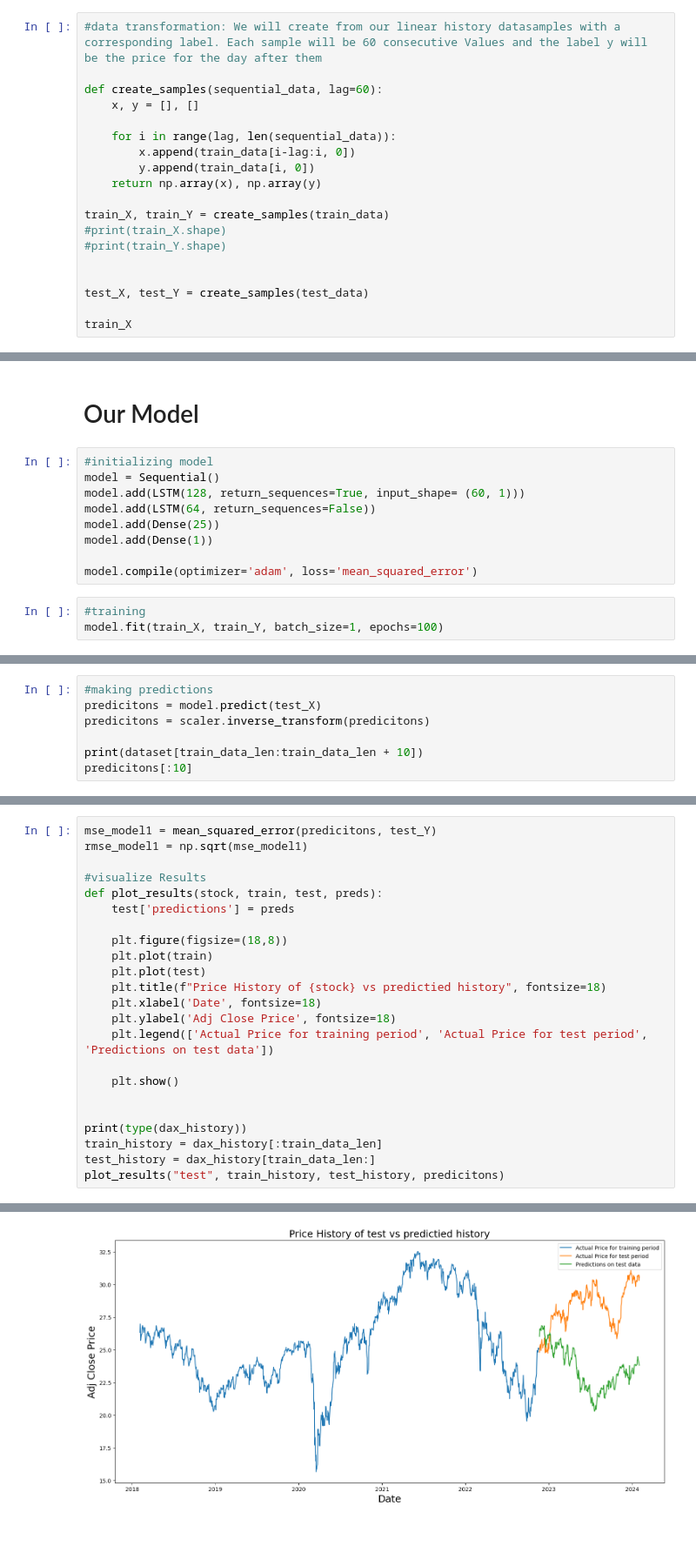
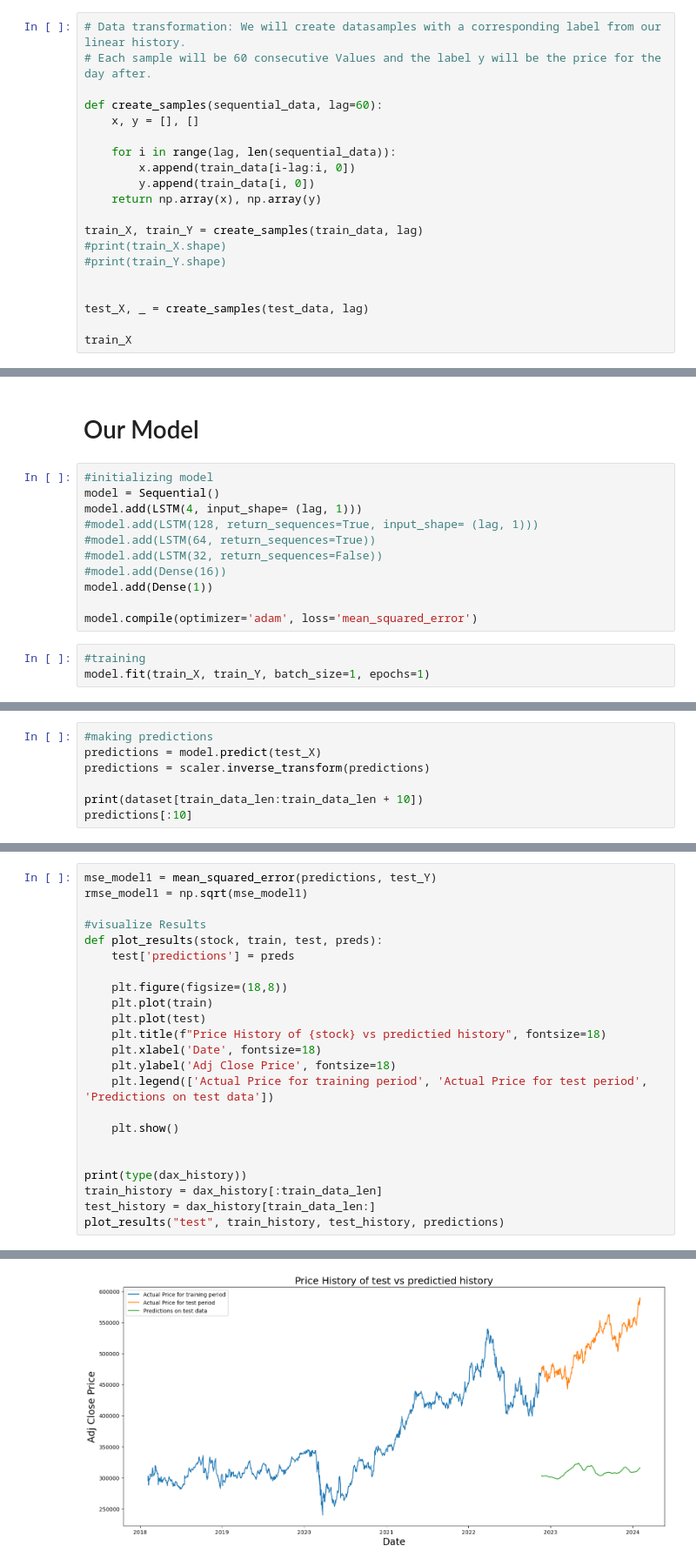
Before and after one commit to hpfref/Financial-Forecasting, a Jupyter notebook: notebook.ipynb, the cells around one changed output, grey strips where cells are left out. Shown at 87% size. Cells and saved outputs as stored; diff of their text form; blank space fills up the shorter version.

```diff
--- a/notebook.ipynb
+++ b/notebook.ipynb
@@ -197,5 +206,6 @@ print(len(dataset), " =  ", len(train_data), " + ", len(test_data), " + 60")
 # %%
-#data transformation: We will create from our linear history datasamples with a corresponding label. Each sample will be 60 consecutive Values and the label y will be the price for the day after them
+# Data transformation: We will create datasamples with a corresponding label from our linear history.
+# Each sample will be 60 consecutive Values and the label y will be the price for the day after.
 
 def create_samples(sequential_data, lag=60):
     x, y = [], []
@@ -205,12 +215,12 @@ def create_samples(sequential_data, lag=60):
         y.append(train_data[i, 0])
     return np.array(x), np.array(y)
 
-train_X, train_Y = create_samples(train_data)
+train_X, train_Y = create_samples(train_data, lag)
 #print(train_X.shape)
 #print(train_Y.shape)
 
 
-test_X, test_Y = create_samples(test_data)
+test_X, _ = create_samples(test_data, lag)
 
 train_X
 # %% [output]
@@ -232,13 +242,15 @@ array([[0.63212319, 0.67044238, 0.65128284, ..., 0.63262752, 0.61951813,
 # %%
 #initializing model
 model = Sequential()
-model.add(LSTM(128, return_sequences=True, input_shape= (60, 1)))
-model.add(LSTM(64, return_sequences=False))
-model.add(Dense(25))
+model.add(LSTM(4, input_shape= (lag, 1)))
+#model.add(LSTM(128, return_sequences=True, input_shape= (lag, 1)))
+#model.add(LSTM(64, return_sequences=True))
+#model.add(LSTM(32, return_sequences=False))
+#model.add(Dense(16))
 model.add(Dense(1))
 
 model.compile(optimizer='adam', loss='mean_squared_error')
 # %%
 #training
-model.fit(train_X, train_Y, batch_size=1, epochs=100)
+model.fit(train_X, train_Y, batch_size=1, epochs=1)
 # %% [output]
@@ -262,9 +258,9 @@ Epoch 100/100
 <keras.src.callbacks.History at 0x...>
 # %%
 #making predictions
-predicitons = model.predict(test_X)
-predicitons = scaler.inverse_transform(predicitons)
+predictions = model.predict(test_X)
+predictions = scaler.inverse_transform(predictions)
 
 print(dataset[train_data_len:train_data_len + 10])
-predicitons[:10]
+predictions[:10]
 # %% [output]
@@ -292,31 +288,31 @@ array([[26.025536],
 # %%
-mse_model1 = mean_squared_error(predicitons, test_Y)
+mse_model1 = mean_squared_error(predictions, test_Y)
 rmse_model1 = np.sqrt(mse_model1)
 
 #visualize Results
 def plot_results(stock, train, test, preds):
     test['predictions'] = preds
 
     plt.figure(figsize=(18,8))
     plt.plot(train)
     plt.plot(test)
     plt.title(f"Price History of {stock} vs predictied history", fontsize=18)
     plt.xlabel('Date', fontsize=18)
     plt.ylabel('Adj Close Price', fontsize=18)
     plt.legend(['Actual Price for training period', 'Actual Price for test period', 'Predictions on test data'])
 
     plt.show()
 
 
 print(type(dax_history))
 train_history = dax_history[:train_data_len]
 test_history = dax_history[train_data_len:]
-plot_results("test", train_history, test_history, predicitons)
+plot_results("test", train_history, test_history, predictions)
 # %% [output]
 <class 'pandas.core.frame.DataFrame'>
 A value is trying to be set on a copy of a slice from a DataFrame.
 Try using .loc[row_indexer,col_indexer] = value instead
 
 See the caveats in the documentation: https://pandas.pydata.org/pandas-docs/stable/user_guide/indexing.html#returning-a-view-versus-a-copy
   test['predictions'] = preds
-[figure, old version]
+[figure, new version]
```
Also changed, not shown: parts of 9 cells of this notebook.
